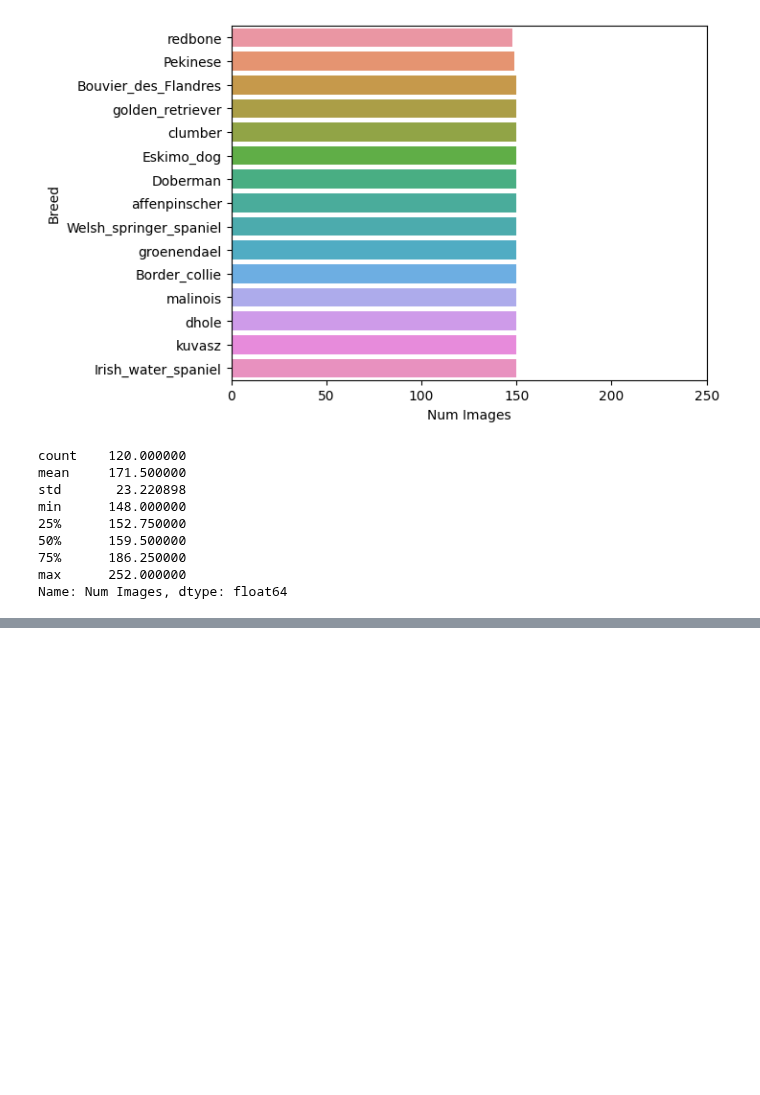
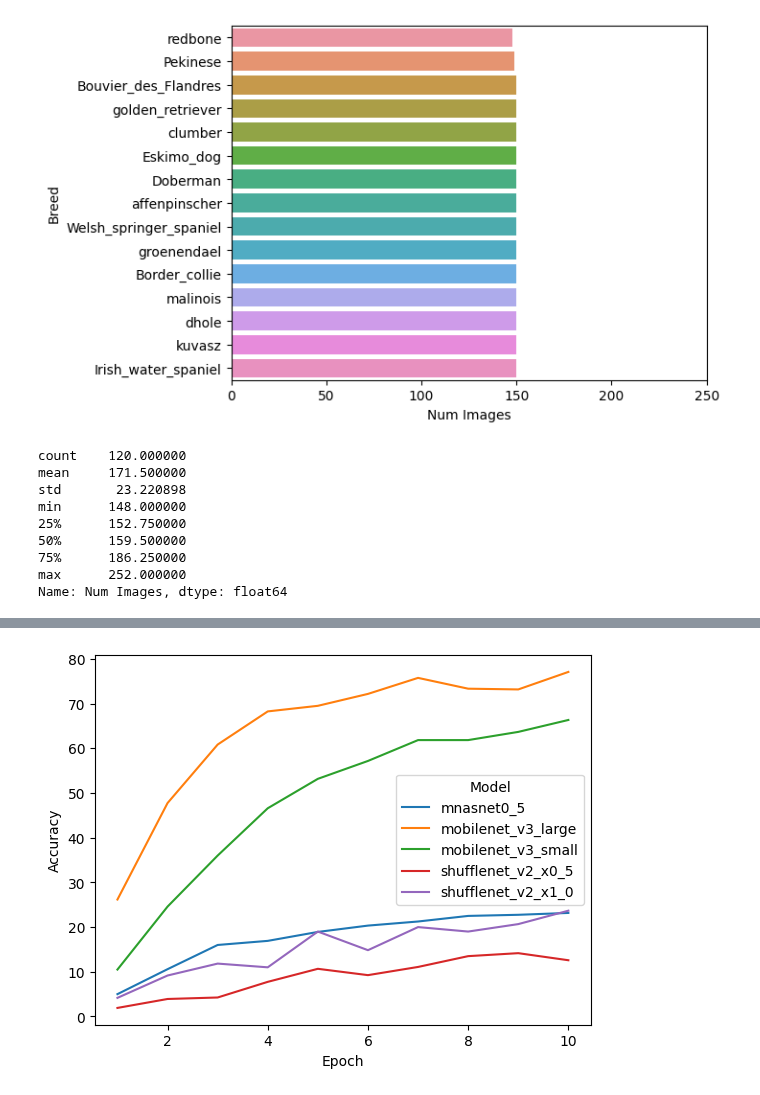
Before and after one commit to UVA-MLSys/Big-Data-Systems, a Jupyter notebook: Team 11/data_viz.ipynb, the cells around one changed output, grey strips where cells are left out. Cells and saved outputs as stored; diff of their text form; code cells hidden in the pictures; blank space fills up the shorter version.

Commit message:
udpate visualizations notebook with training results

```diff
--- a/Team 11/data_viz.ipynb
+++ b/Team 11/data_viz.ipynb
@@ -66,3 +66,19 @@ min      148.000000
 75%      186.250000
 max      252.000000
 Name: Num Images, dtype: float64
+# %%
+mnasnet_df = pd.read_csv('Results/mnasnet0_5.pth.csv')
+mobilenet_large_df = pd.read_csv('Results/mobilenet_v3_large.pth.csv')
+mobilenet_small_df = pd.read_csv('Results/mobilenet_v3_small.pth.csv')
+shufflenet_x0_5_df = pd.read_csv('Results/shufflenet_v2_x0_5.pth.csv')
+shufflenet_x1_0_df = pd.read_csv('Results/shufflenet_v2_x1_0.pth.csv')
+# %%
+train_df = pd.concat([mnasnet_df,
+                      mobilenet_large_df,
+                      mobilenet_small_df,
+                      shufflenet_x0_5_df,
+                      shufflenet_x1_0_df],
+                     axis=0).reset_index(drop=True)
+# %%
+train_df['Model'] = train_df['Model'].apply(lambda x: x.split('.')[0])
+train_df
@@ -68,0 +103,4 @@ Name: Num Images, dtype: float64
+# %%
+sns.lineplot(x='Epoch', y='Accuracy', hue='Model',
+             data = train_df)
+# %% [output]
@@ -68,0 +108 @@ Name: Num Images, dtype: float64
+[figure, added]
```
Also changed, not shown: parts of 6 cells of this notebook.
